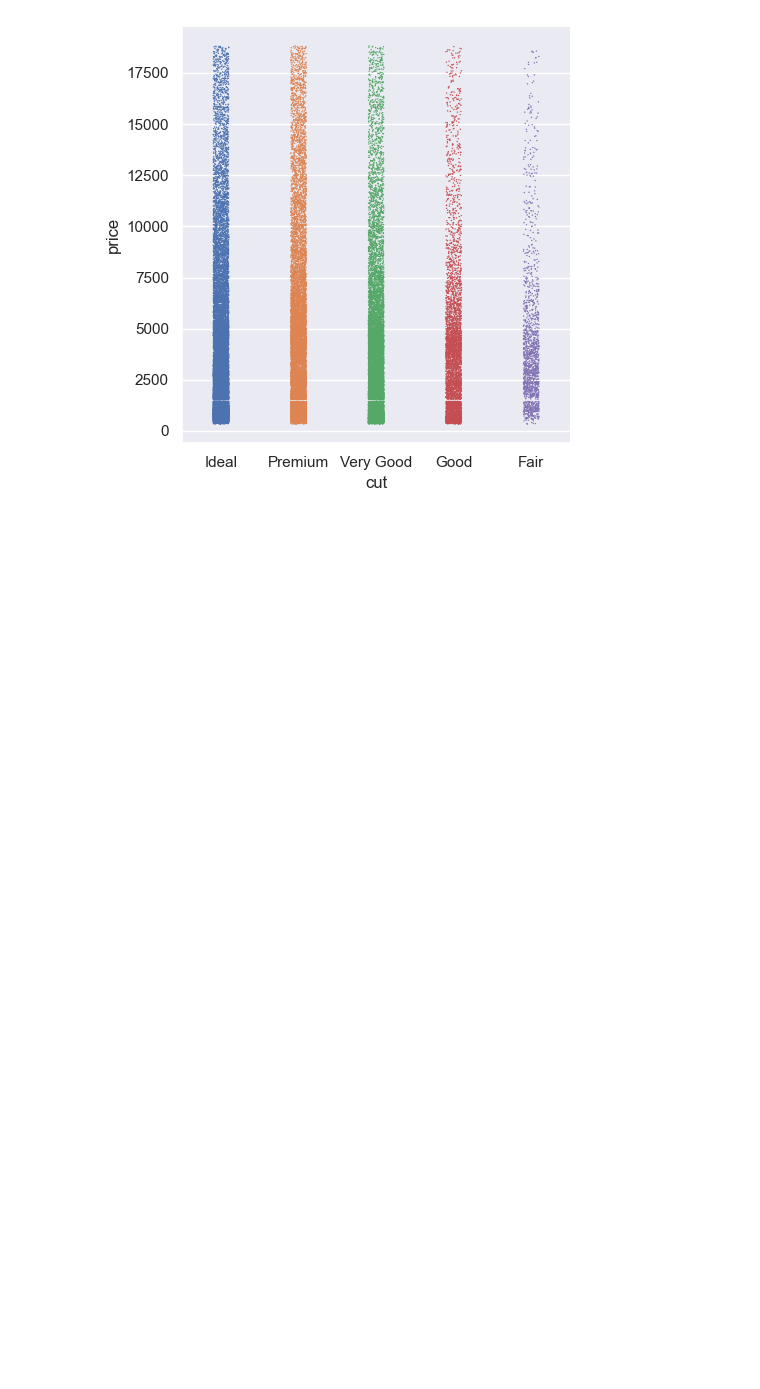
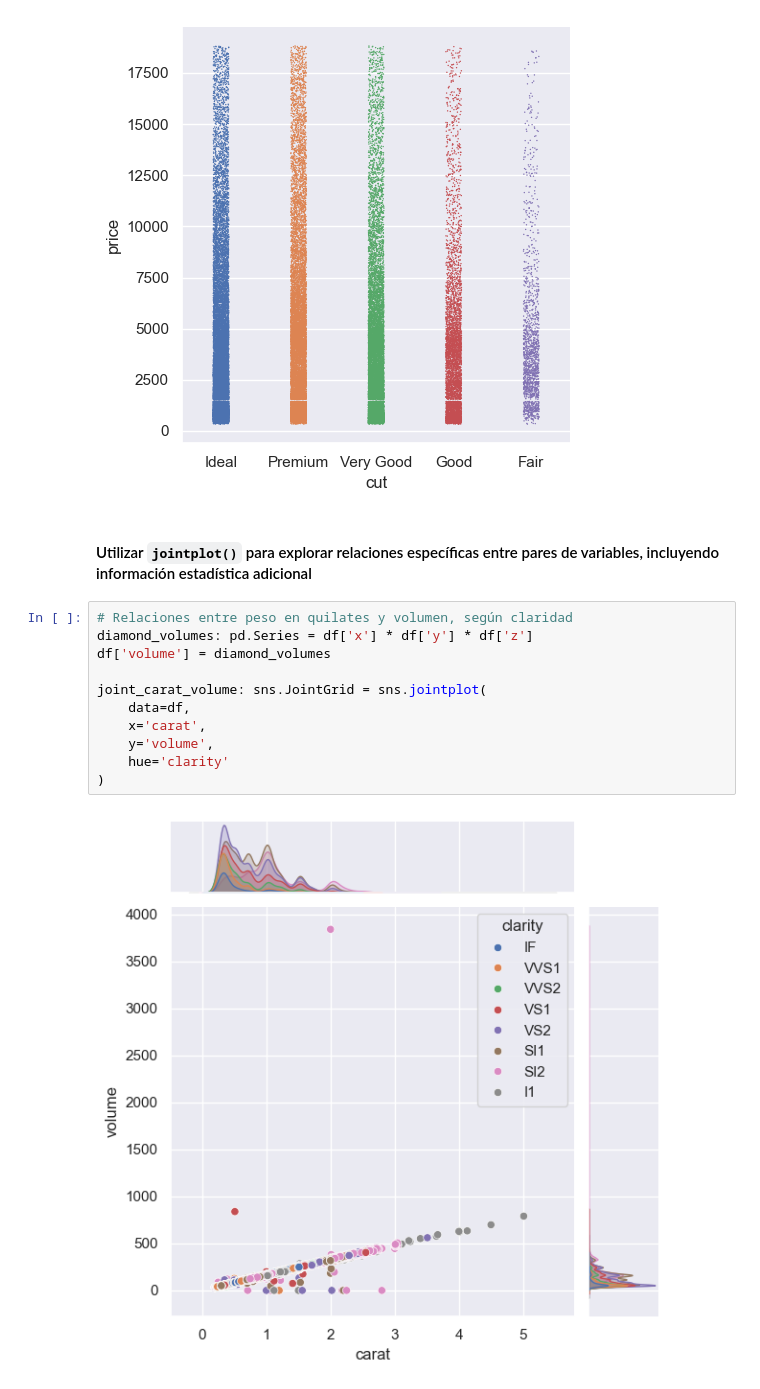
Before and after one commit to frgonzalezb/Udemy_Python_Total_DS_ML, a Jupyter notebook: 10_Seaborn/Proyecto/Proyecto del Día 10 - Dashboard de un Análisis Exploratorio de Datos con Seaborn.ipynb, the cells around one changed output. Drawn from its saved outputs; the diff is of its cells as text; blank space fills up the shorter version.

Commit message:
Utilizar `jointplot()` para explorar relaciones específicas entre pares de variables, incluyendo información estadística adicional

```diff
--- a/10_Seaborn/Proyecto/Proyecto del Día 10 - Dashboard de un Análisis Exploratorio de Datos con Seaborn.ipynb
+++ b/10_Seaborn/Proyecto/Proyecto del Día 10 - Dashboard de un Análisis Exploratorio de Datos con Seaborn.ipynb
@@ -200,3 +200,18 @@ cat_cut: sns.FacetGrid = sns.catplot(
 )
 # %% [output]
 [figure]
+# %% [markdown]
+#### Utilizar `jointplot()` para explorar relaciones específicas entre pares de variables, incluyendo información estadística adicional
+# %%
+# Relaciones entre peso en quilates y volumen, según claridad
+diamond_volumes: pd.Series = df['x'] * df['y'] * df['z']
+df['volume'] = diamond_volumes
+
+joint_carat_volume: sns.JointGrid = sns.jointplot(
+    data=df,
+    x='carat',
+    y='volume',
+    hue='clarity'
+)
+# %% [output]
+[figure, added]
```
